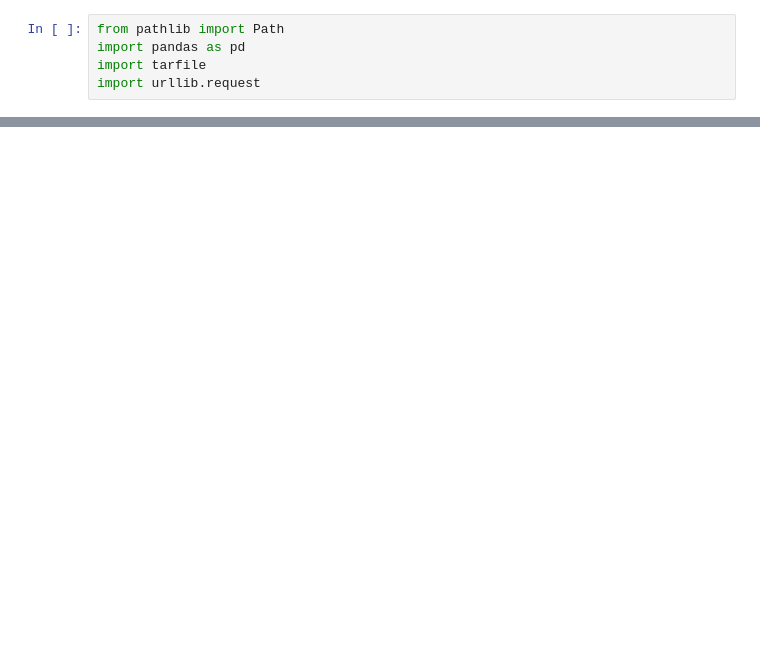
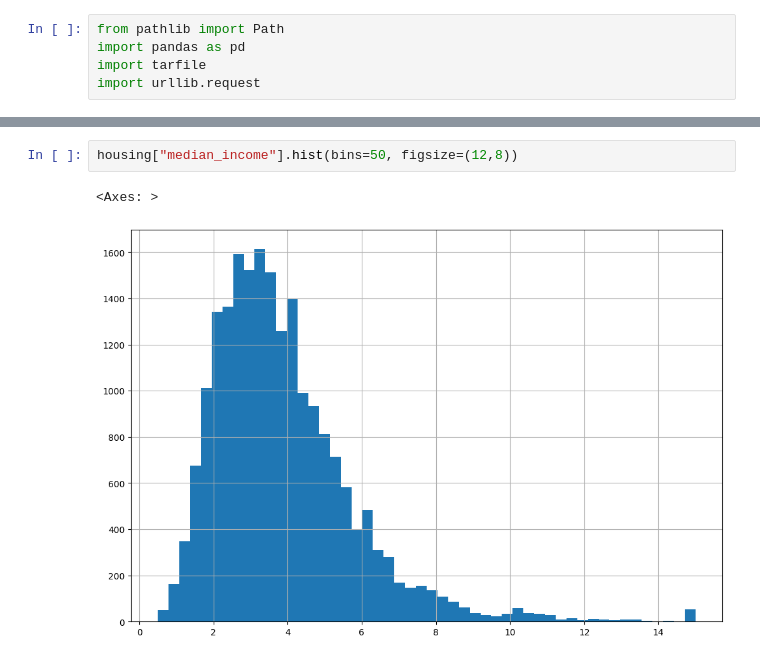
Before and after one commit to jgutierrezca/Hands-On-ML-Code, a Jupyter notebook: Code.ipynb, the cells around one changed output, grey strips where cells are left out. Cells and saved outputs as stored; diff of their text form; blank space fills up the shorter version.

```diff
--- a/Code.ipynb
+++ b/Code.ipynb
@@ -20,0 +91,5 @@ def load_housing_data():
+# %%
+housing["median_income"].hist(bins=50, figsize=(12,8))
+# %% [output]
+<Axes: >
+[figure, added]
```
Also changed, not shown: parts of 8 cells of this notebook.
